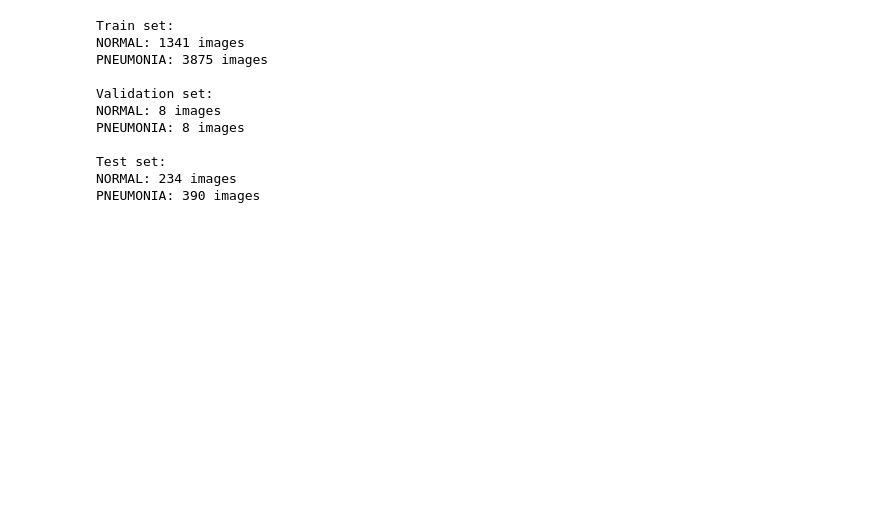
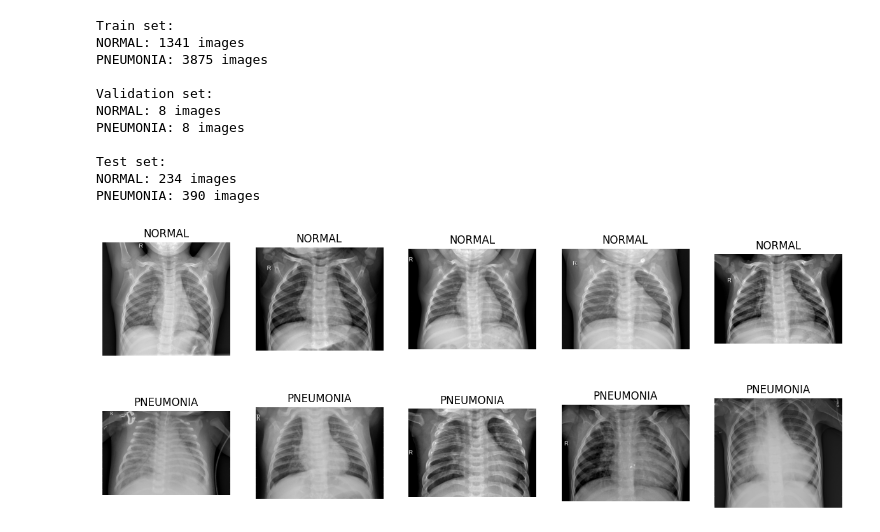
Before and after one commit to Michael-Otebola/pneumonia-classification-benchmark, a Jupyter notebook: notebooks/01_data_exploration.ipynb, the cells around one changed output. Saved outputs shown, nothing was run; the diff lists cells and outputs as text; code cells hidden in the pictures; blank space fills up the shorter version.

```diff
--- a/notebooks/01_data_exploration.ipynb
+++ b/notebooks/01_data_exploration.ipynb
@@ -37,3 +37,23 @@ PNEUMONIA: 8 images
 Test set:
 NORMAL: 234 images
 PNEUMONIA: 390 images
+# %%
+# sample images
+
+def show_samples(path, cls, n=5):
+    cls_path = os.path.join(path, cls)
+    imgs = os.listdir(cls_path)[:n]
+    plt.figure(figsize=(15,5))
+    for i, img_name in enumerate(imgs):
+        img = Image.open(os.path.join(cls_path, img_name))
+        plt.subplot(1,n,i+1)
+        plt.imshow(img, cmap='gray')
+        plt.axis('off')
+        plt.title(cls)
+    plt.show()
+
+show_samples(train_path, 'NORMAL')
+show_samples(train_path, 'PNEUMONIA')
+# %% [output]
+[figure, added]
+[figure, added]
```
Also changed, not shown: 2 other files.
